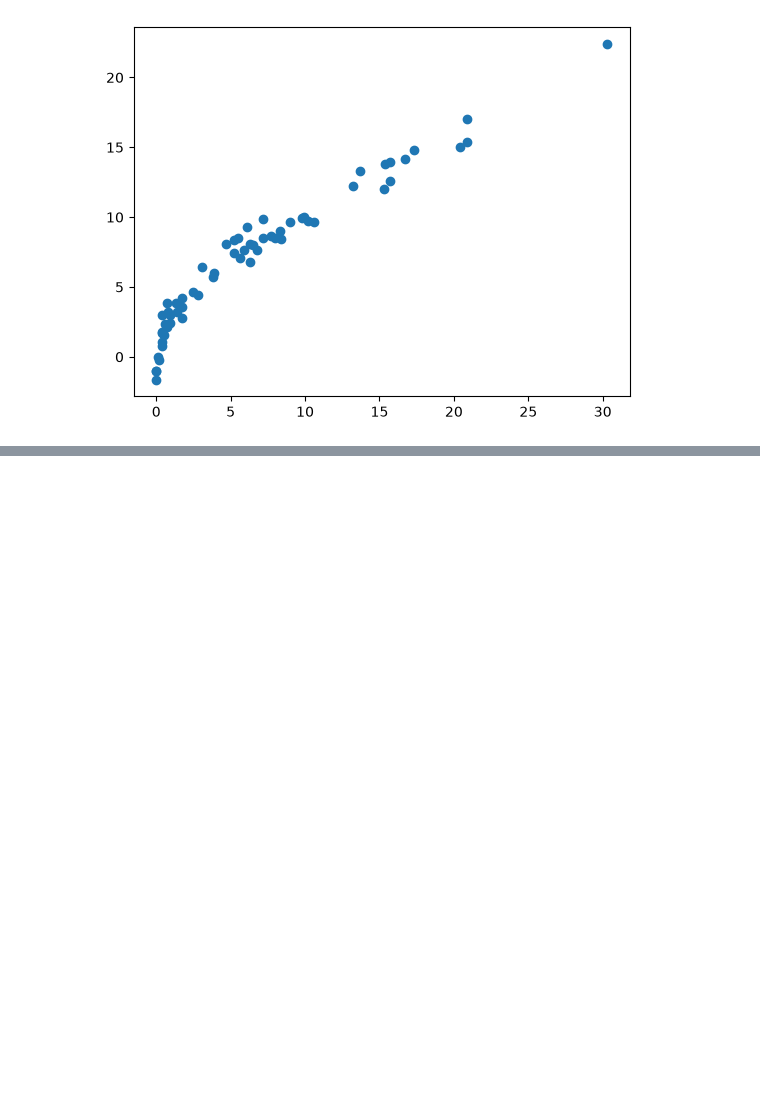
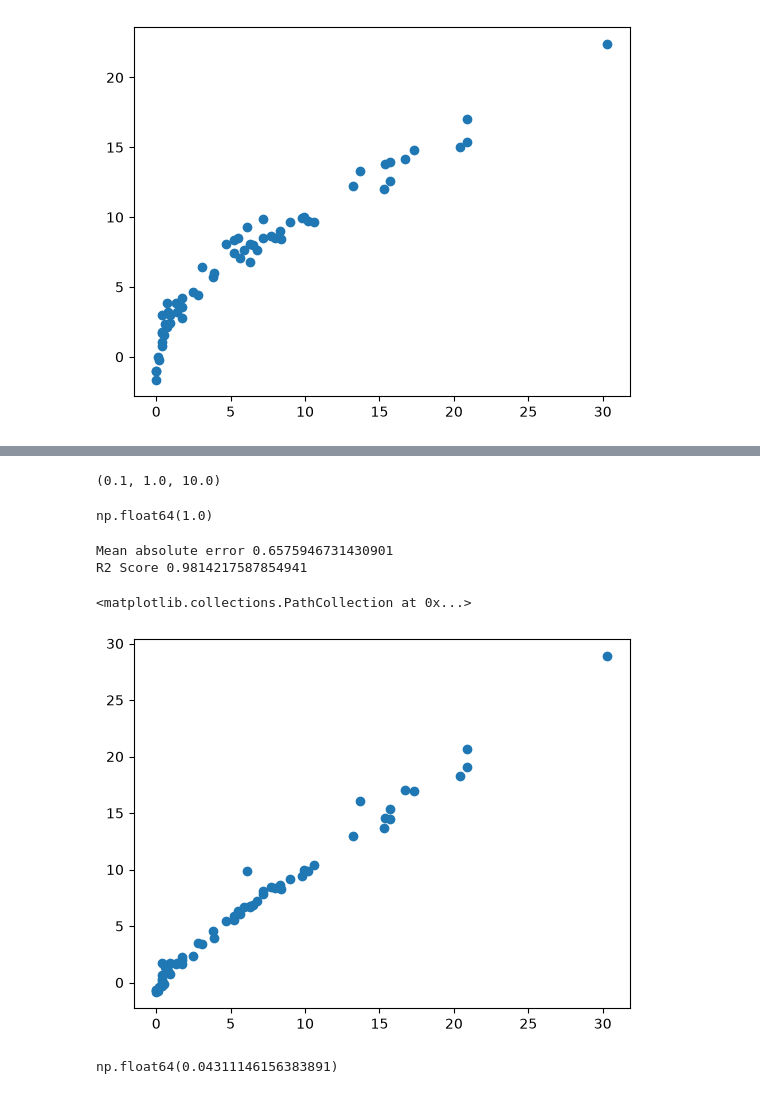
Before and after one commit to shaubhagya-khanal/machine-learning, a Jupyter notebook: ridgeandlasso_model_training.ipynb, the cells around one changed output, grey strips where cells are left out. Cells and saved outputs as stored; diff of their text form; code cells hidden in the pictures; blank space fills up the shorter version.

```diff
--- a/ridgeandlasso_model_training.ipynb
+++ b/ridgeandlasso_model_training.ipynb
@@ -223,0 +284,10 @@ R2 Score 0.8753460589519704
+# %%
+from sklearn.linear_model import RidgeCV
+ridgecv=RidgeCV(cv=5)
+ridgecv.fit(X_train_scaled,y_train)
+y_pred=ridgecv.predict(X_test_scaled)
+mae=mean_absolute_error(y_test,y_pred)
+score=r2_score(y_test,y_pred)
+print("Mean absolute error", mae)
+print("R2 Score", score)
+plt.scatter(y_test,y_pred)
@@ -223,0 +299,27 @@ R2 Score 0.8753460589519704
+# %%
+ridgecv.alphas##shows number of alpha and later one gets selected
+# %% [output]
+(0.1, 1.0, 10.0)
+# %%
+ridgecv.alpha_
+# %% [output]
+np.float64(1.0)
+# %%
+from sklearn.linear_model import ElasticNetCV
+elasticcv=ElasticNetCV(cv=5)
+elasticcv.fit(X_train_scaled,y_train)
+y_pred=elasticcv.predict(X_test_scaled)
+mae=mean_absolute_error(y_test,y_pred)
+score=r2_score(y_test,y_pred)
+print("Mean absolute error", mae)
+print("R2 Score", score)
+plt.scatter(y_test,y_pred)
+# %% [output]
+Mean absolute error 0.6575946731430901
+R2 Score 0.9814217587854941
+<matplotlib.collections.PathCollection at 0x...>
+[figure, added]
+# %%
+elasticcv.alpha_
+# %% [output]
+np.float64(0.04311146156383891)
```
Also changed, not shown: parts of 12 cells of this notebook, 5 other files.
